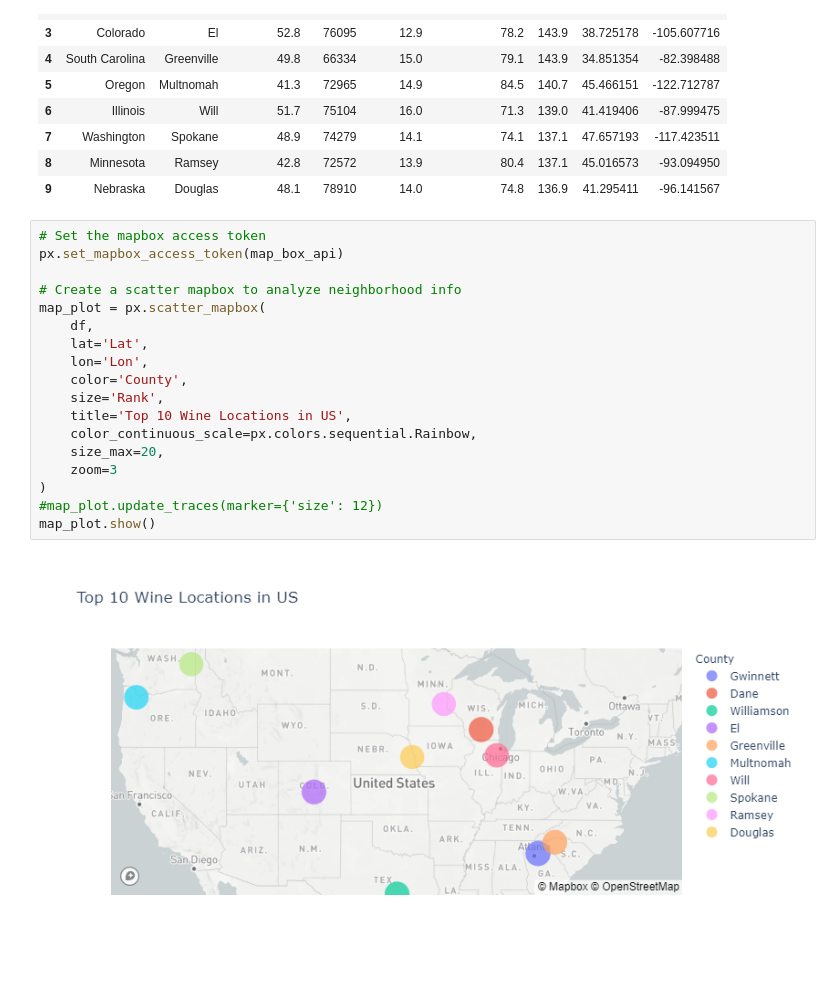
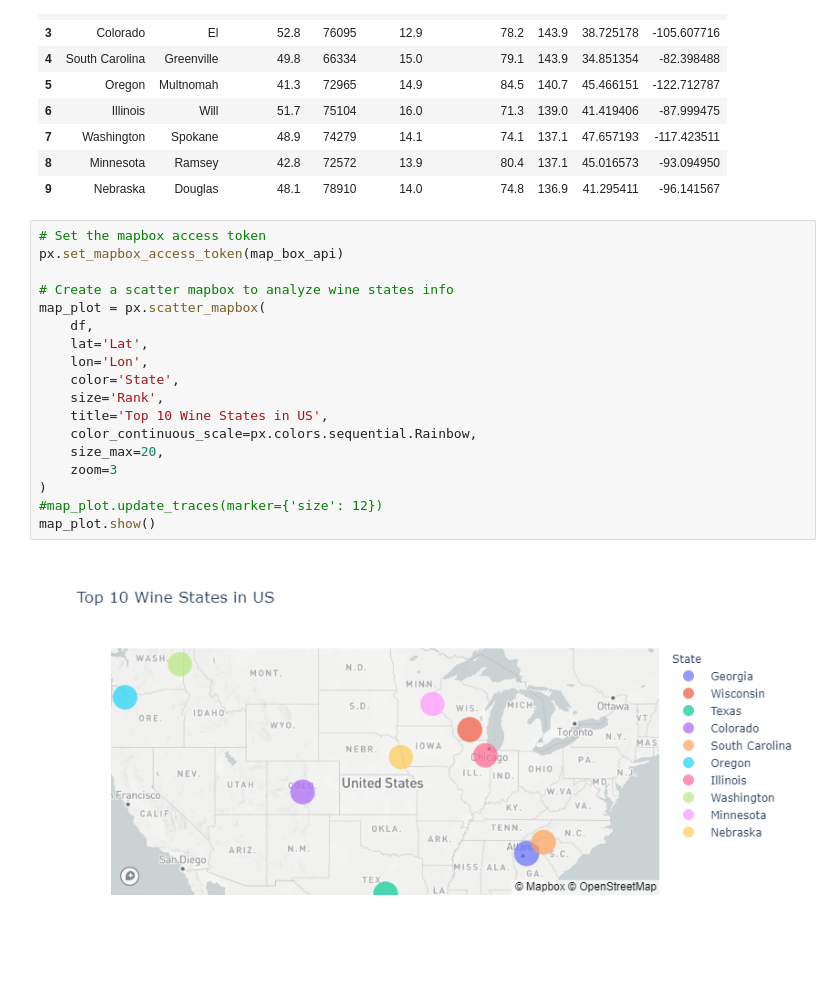
Before and after one commit to chirathlv/Project-Winelist, a Jupyter notebook: dashboard.ipynb, the cells around one changed output. Drawn from its saved outputs; the diff is of its cells as text.

```diff
--- a/dashboard.ipynb
+++ b/dashboard.ipynb
@@ -213,20 +213,20 @@ df
 # %%
 # Set the mapbox access token
 px.set_mapbox_access_token(map_box_api)
 
-# Create a scatter mapbox to analyze neighborhood info
+# Create a scatter mapbox to analyze wine states info
 map_plot = px.scatter_mapbox(
     df,
     lat='Lat',
     lon='Lon',
-    color='County',
+    color='State',
     size='Rank',
-    title='Top 10 Wine Locations in US',
+    title='Top 10 Wine States in US',
     color_continuous_scale=px.colors.sequential.Rainbow,
     size_max=20,
     zoom=3
 )
 #map_plot.update_traces(marker={'size': 12})
 map_plot.show()
 # %% [output]
-[figure, old version]
+[figure, new version]
```
Also changed, not shown: parts of 1 cell of this notebook.
